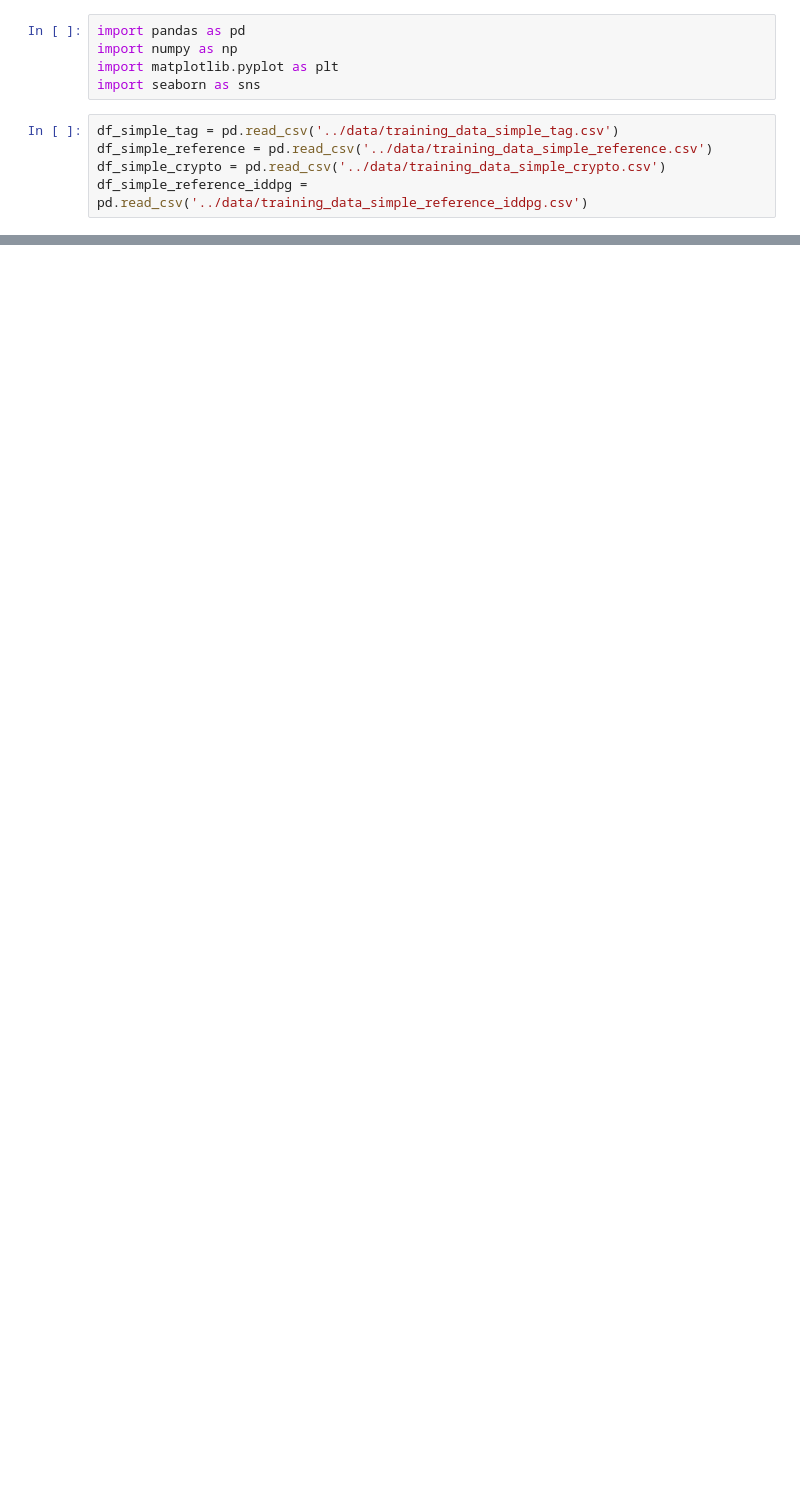
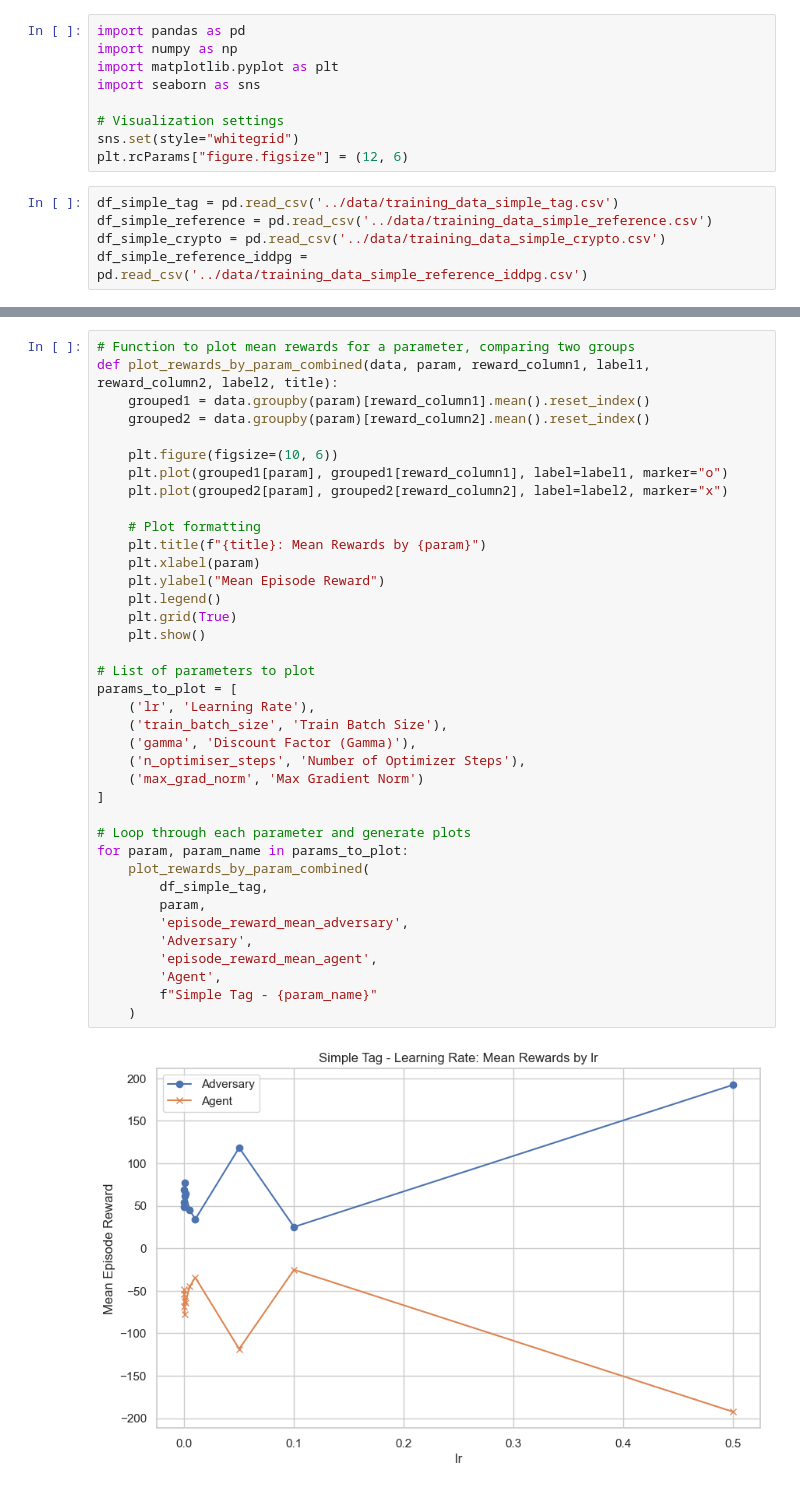
Before and after one commit to eduardooliveiraps/MARL-MPE, a Jupyter notebook: MPE-training-maddpg/analysis/analysis.ipynb, the cells around one changed output, grey strips where cells are left out. Drawn from its saved outputs; the diff is of its cells as text; blank space fills up the shorter version.

```diff
--- a/MPE-training-maddpg/analysis/analysis.ipynb
+++ b/MPE-training-maddpg/analysis/analysis.ipynb
@@ -3,6 +3,10 @@ import pandas as pd
 import numpy as np
 import matplotlib.pyplot as plt
 import seaborn as sns
+
+# Visualization settings
+sns.set(style="whitegrid")
+plt.rcParams["figure.figsize"] = (12, 6)
 # %%
 df_simple_tag = pd.read_csv('../data/training_data_simple_tag.csv')
 df_simple_reference = pd.read_csv('../data/training_data_simple_reference.csv')
@@ -46,0 +53,40 @@ df_simple_reference_iddpg.head()
+# %%
+# Function to plot mean rewards for a parameter, comparing two groups
+def plot_rewards_by_param_combined(data, param, reward_column1, label1, reward_column2, label2, title):
+    grouped1 = data.groupby(param)[reward_column1].mean().reset_index()
+    grouped2 = data.groupby(param)[reward_column2].mean().reset_index()
+
+    plt.figure(figsize=(10, 6))
+    plt.plot(grouped1[param], grouped1[reward_column1], label=label1, marker="o")
+    plt.plot(grouped2[param], grouped2[reward_column2], label=label2, marker="x")
+
+    # Plot formatting
+    plt.title(f"{title}: Mean Rewards by {param}")
+    plt.xlabel(param)
+    plt.ylabel("Mean Episode Reward")
+    plt.legend()
+    plt.grid(True)
+    plt.show()
+
+# List of parameters to plot
+params_to_plot = [
+    ('lr', 'Learning Rate'),
+    ('train_batch_size', 'Train Batch Size'),
+    ('gamma', 'Discount Factor (Gamma)'),
+    ('n_optimiser_steps', 'Number of Optimizer Steps'),
+    ('max_grad_norm', 'Max Gradient Norm')
+]
+
+# Loop through each parameter and generate plots
+for param, param_name in params_to_plot:
+    plot_rewards_by_param_combined(
+        df_simple_tag,
+        param,
+        'episode_reward_mean_adversary',
+        'Adversary',
+        'episode_reward_mean_agent',
+        'Agent',
+        f"Simple Tag - {param_name}"
+    )
+# %% [output]
+[figure, added]
```
Also changed, not shown: parts of 11 cells of this notebook.
